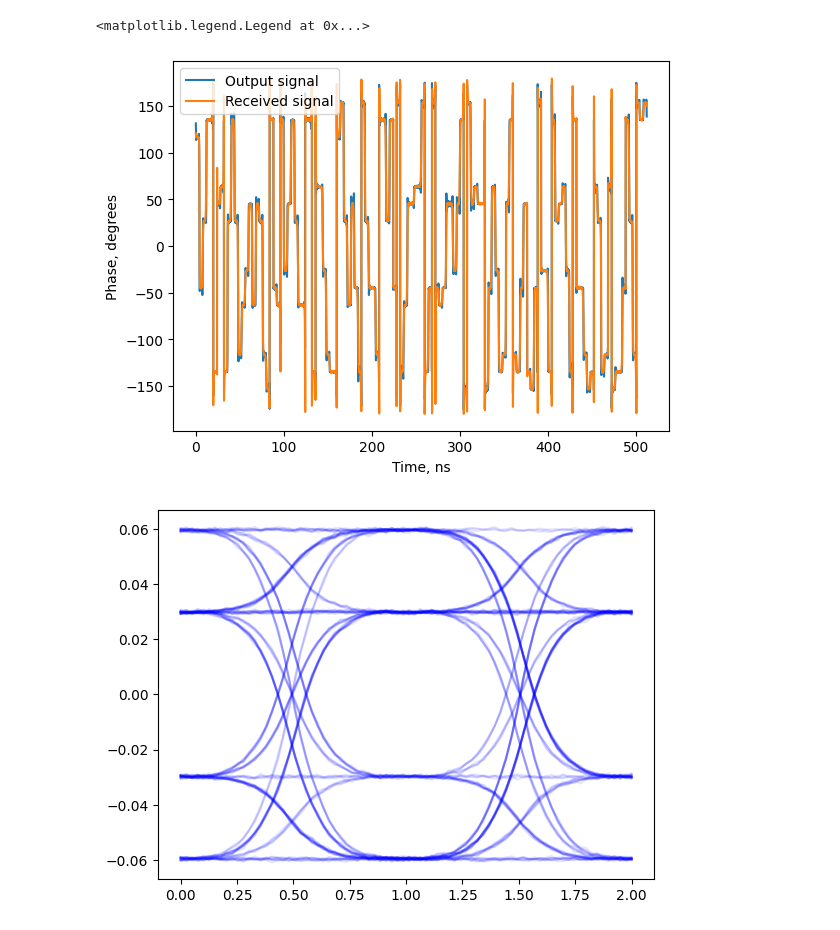
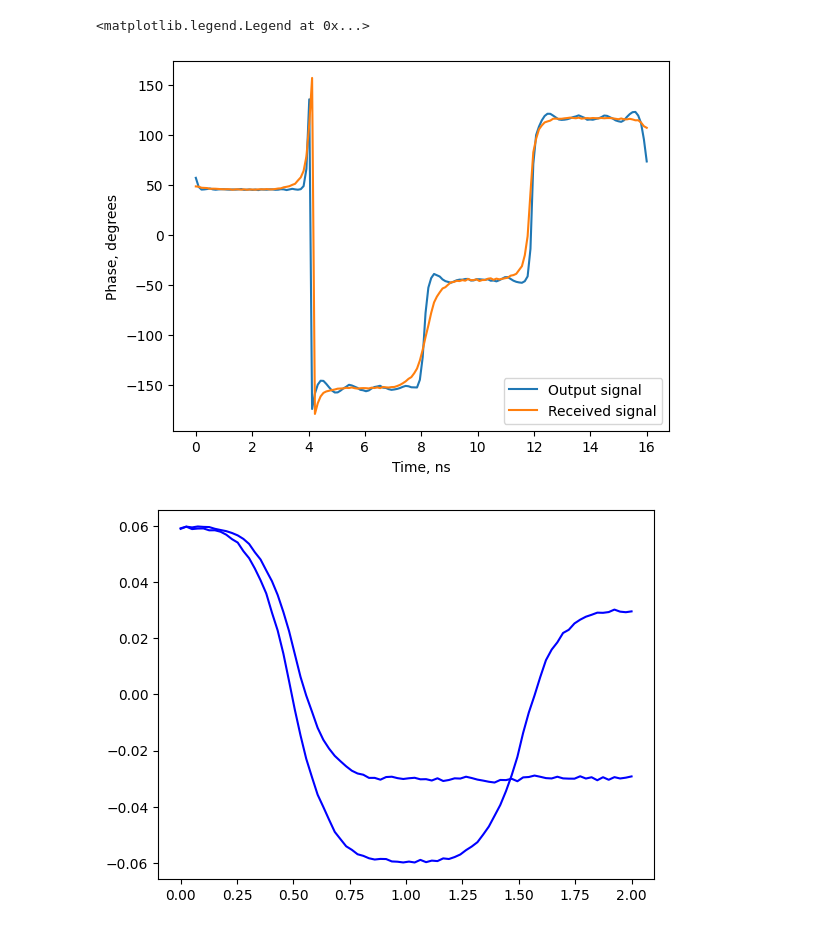
Before and after one commit to ivknv/tf-ofcs, a Jupyter notebook: optical_communication_system.ipynb, the cells around one changed output. Cells and saved outputs as stored; diff of their text form; code cells hidden in the pictures.

```diff
--- a/optical_communication_system.ipynb
+++ b/optical_communication_system.ipynb
@@ -21,7 +21,7 @@ sampling_rate = data_rate * 10
 lpf = ElectricalLowPassFilter(cutoff_frequency=1 * data_rate)
 
 qam4_constellation = QAMConstellation(
-    order=2,
+    bits_per_symbol=2,
     mapping=[
         [-1.0, -1.0], [-1.0, 1.0],
         [ 1.0, -1.0], [ 1.0, 1.0]
@@ -30,7 +30,7 @@ qam4_constellation = QAMConstellation(
 )
 
 qam16_constellation = QAMConstellation(
-    order=4,
+    bits_per_symbol=4,
     mapping=[
         [-1.0, -1.0], [-1.0, -0.5], [-1.0, 0.5], [-1.0, 1.0],
         [-0.5, -1.0], [-0.5, -0.5], [-0.5, 0.5], [-0.5, 1.0],
@@ -68,7 +68,7 @@ qam_decoder = QAMDecoder(
 rng = tf.random.Generator.from_non_deterministic_state(alg="philox")
 
 input_signal = tf.constant([1, 1, 1, 1, 0, 1, 0, 0, 0, 1, 1, 0, 1, 1, 0, 1], dtype=tf.int32)
-input_signal = rng.uniform((512,), 0, 2, dtype=tf.int32)
+#input_signal = rng.uniform((512,), 0, 2, dtype=tf.int32)
 
 system = System(components=[
     encoder,
@@ -135,9 +133,9 @@ plot_phase(received_signal, label="Received signal")
 plt.legend()
 # %% [output]
 <matplotlib.legend.Legend at 0x...>
-[figure, old version]
+[figure, new version]
 # %%
-plot_eye_diagram(received_signal[0], color="blue", alpha=0.1)
-plot_eye_diagram(received_signal[1], color="blue", alpha=0.1)
+plot_eye_diagram(received_signal[0], color="blue")
+plot_eye_diagram(received_signal[1], color="blue")
 # %% [output]
-[figure, old version]
+[figure, new version]
```
Also changed, not shown: parts of 4 cells of this notebook, 5 other files.
